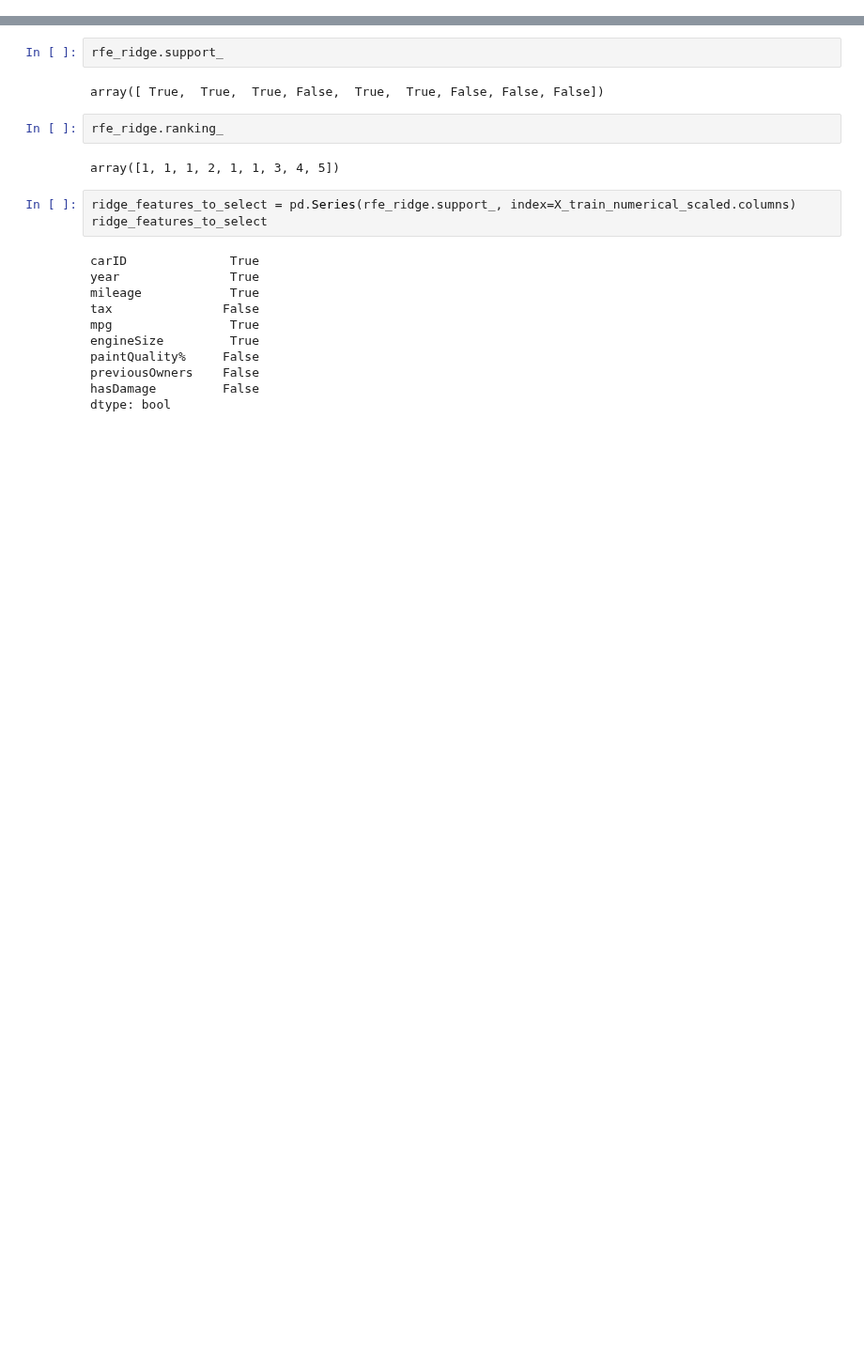
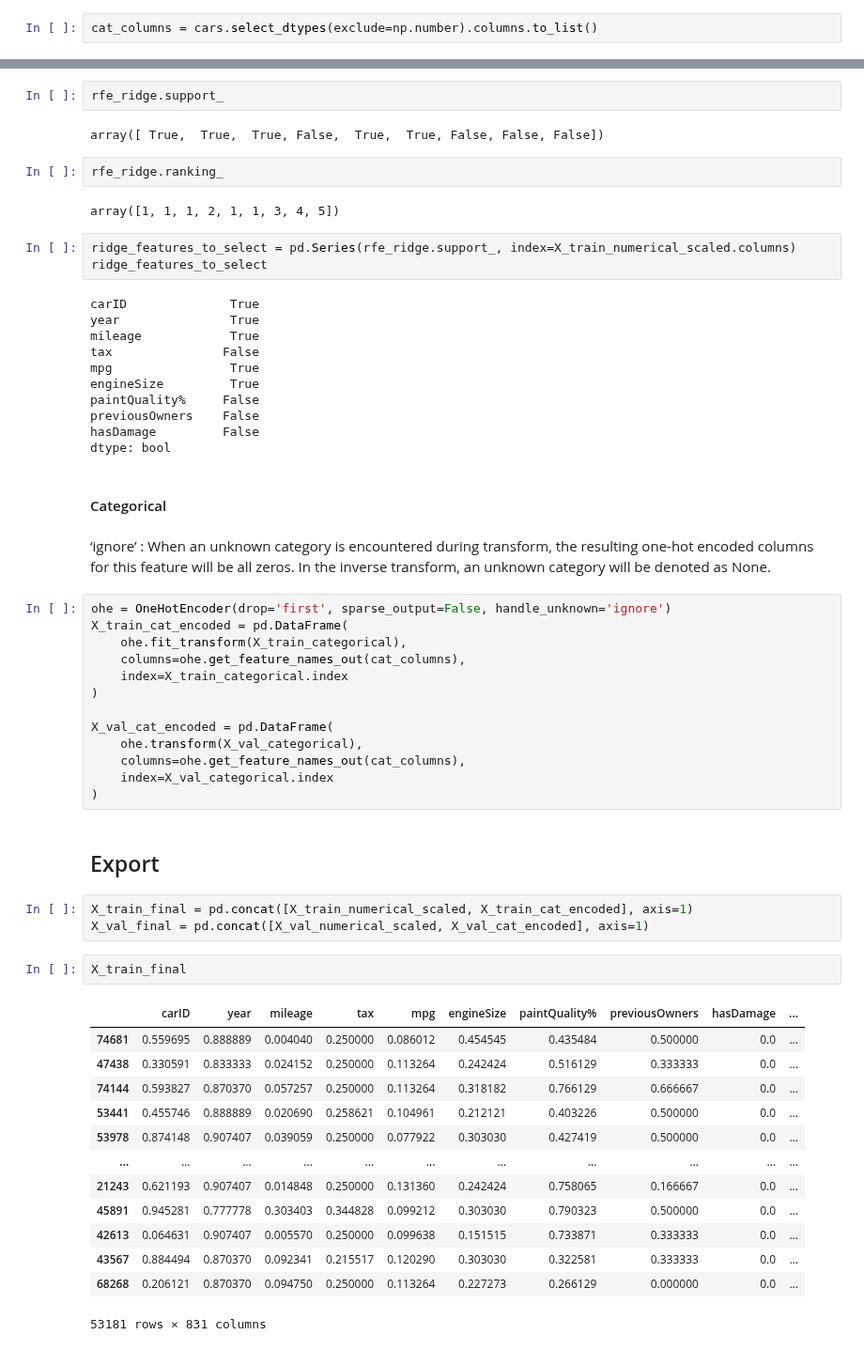
Before and after one commit to Rafaeric71/MachineLearning-Group44, a Jupyter notebook: DataPreProcess.ipynb, the cells around one changed output, grey strips where cells are left out. Shown at 94% size. Saved outputs shown, nothing was run; the diff lists cells and outputs as text; blank space fills up the shorter version.

```diff
--- a/DataPreProcess.ipynb
+++ b/DataPreProcess.ipynb
@@ -23,3 +23,5 @@ cars.head()
 | 2 | 6366 | Audi | Q2 | 2019.0 | 24990 | Semi-Auto | 3624.0 | Petrol | 145.0 | 40.900000 | ... |
 | 3 | 29021 | Ford | FIESTA | 2018.0 | 12500 | anual | 9102.0 | Petrol | 145.0 | 65.700000 | ... |
 | 4 | 10062 | BMW | 2 Series | 2019.0 | 22995 | Manual | 1000.0 | Petrol | 145.0 | 42.800000 | ... |
+# %%
+cat_columns = cars.select_dtypes(exclude=np.number).columns.to_list()
@@ -253,3 +272,41 @@ paintQuality%     False
 previousOwners    False
 hasDamage         False
 dtype: bool
+# %% [markdown]
+#### Categorical
+# %% [markdown]
+‘ignore’ : When an unknown category is encountered during transform, the resulting one-hot encoded columns for this feature will be all zeros. In the inverse transform, an unknown category will be denoted as None.
+# %%
+ohe = OneHotEncoder(drop='first', sparse_output=False, handle_unknown='ignore')
+X_train_cat_encoded = pd.DataFrame(
+    ohe.fit_transform(X_train_categorical),
+    columns=ohe.get_feature_names_out(cat_columns),
+    index=X_train_categorical.index
+)
+
+X_val_cat_encoded = pd.DataFrame(
+    ohe.transform(X_val_categorical),
+    columns=ohe.get_feature_names_out(cat_columns),
+    index=X_val_categorical.index
+)
+# %% [markdown]
+## Export
+# %%
+X_train_final = pd.concat([X_train_numerical_scaled, X_train_cat_encoded], axis=1)
+X_val_final = pd.concat([X_val_numerical_scaled, X_val_cat_encoded], axis=1)
+# %%
+X_train_final
+# %% [output]
+|  | carID | year | mileage | tax | mpg | engineSize | paintQuality% | previousOwners | hasDamage | ... |
+| 74681 | 0.559695 | 0.888889 | 0.004040 | 0.250000 | 0.086012 | 0.454545 | 0.435484 | 0.500000 | 0.0 | ... |
+| 47438 | 0.330591 | 0.833333 | 0.024152 | 0.250000 | 0.113264 | 0.242424 | 0.516129 | 0.333333 | 0.0 | ... |
+| 74144 | 0.593827 | 0.870370 | 0.057257 | 0.250000 | 0.113264 | 0.318182 | 0.766129 | 0.666667 | 0.0 | ... |
+| 53441 | 0.455746 | 0.888889 | 0.020690 | 0.258621 | 0.104961 | 0.212121 | 0.403226 | 0.500000 | 0.0 | ... |
+| 53978 | 0.874148 | 0.907407 | 0.039059 | 0.250000 | 0.077922 | 0.303030 | 0.427419 | 0.500000 | 0.0 | ... |
+| ... | ... | ... | ... | ... | ... | ... | ... | ... | ... | ... |
+| 21243 | 0.621193 | 0.907407 | 0.014848 | 0.250000 | 0.131360 | 0.242424 | 0.758065 | 0.166667 | 0.0 | ... |
+| 45891 | 0.945281 | 0.777778 | 0.303403 | 0.344828 | 0.099212 | 0.303030 | 0.790323 | 0.500000 | 0.0 | ... |
+| 42613 | 0.064631 | 0.907407 | 0.005570 | 0.250000 | 0.099638 | 0.151515 | 0.733871 | 0.333333 | 0.0 | ... |
+| 43567 | 0.884494 | 0.870370 | 0.092341 | 0.215517 | 0.120290 | 0.303030 | 0.322581 | 0.333333 | 0.0 | ... |
+| 68268 | 0.206121 | 0.870370 | 0.094750 | 0.250000 | 0.113264 | 0.227273 | 0.266129 | 0.000000 | 0.0 | ... |
+53181 rows × 831 columns
```
Also changed, not shown: parts of 7 cells of this notebook, 3 other files.
